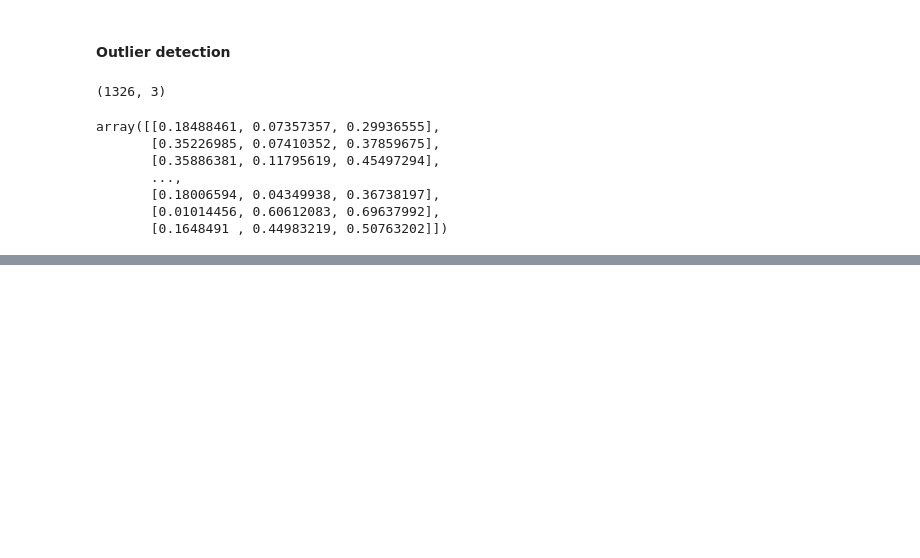
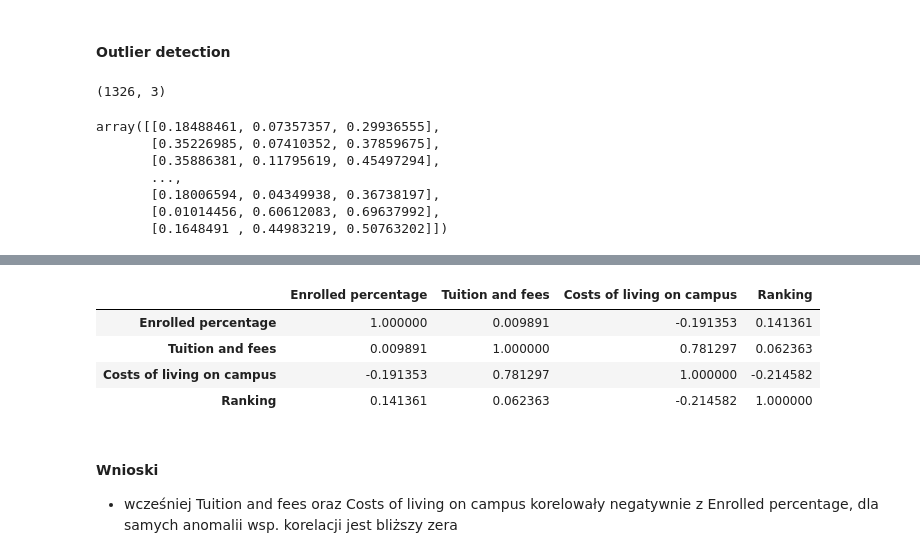
Before and after one commit to m-orlewski/american-universities-eda, a Jupyter notebook: Projekt.ipynb, the cells around one changed output, grey strips where cells are left out. Saved outputs shown, nothing was run; the diff lists cells and outputs as text; code cells hidden in the pictures; blank space fills up the shorter version.

Commit message:
added cm for outliers

```diff
--- a/Projekt.ipynb
+++ b/Projekt.ipynb
@@ -109,7 +109,7 @@ array([[0.18488461, 0.07357357, 0.29936555],
 threshold = 0.065
 n_neighbors = math.ceil(math.log(anomalyDetectionDf.shape[0]))
 
-print(n_neighbors)
+print(f'n_neighbors = {n_neighbors}')
 
 neigh = NearestNeighbors(n_neighbors=n_neighbors)
 neigh.fit(normalizedData)
@@ -121,12 +121,4 @@ anomalyDetectionDf.head()
 ax = plt.subplot()
 ax.plot(anomalyDetectionDf['distance'])
 ax.axhspan(threshold, max(anomalyDetectionDf['distance']), alpha=0.2, color='red')
-
-outliersDf = anomalyDetectionDf[anomalyDetectionDf['distance'] > threshold]
-outliersIndices = outliersDf.index.tolist()
-print(len(outliersIndices)) # powinno wyjść ok. 1% (13) / 5% (66) / 10% (130)
-
-for index in outliersIndices:
-    row = df[df.index == index]
-    print(row[['Name', 'Ranking', 'Ranking display']])
 # %% [output]
@@ -150 +127,6 @@ for index in outliersIndices:
 [figure]
+# %%
+outliersDf = anomalyDetectionDf[anomalyDetectionDf['distance'] > threshold]
+outliersIndices = outliersDf.index.tolist() # powinno wyjść ok. 1% (13) / 5% (66) / 10% (130)
+outliersDf = df.loc[outliersIndices]
+outliersDf['Ranking'].value_counts()
@@ -150,0 +141,17 @@ for index in outliersIndices:
+# %%
+outliersForCmDf = outliersDf.drop(columns=['Name','Ranking display'])
+
+outliersForCmDf['Ranking'] = df.apply(lambda row: modifyRanking(row['Ranking']), axis=1)
+outliersForCmDf['Ranking'] = pd.to_numeric(outliersForCmDf['Ranking'])
+
+corrMatrixOutliers = outliersForCmDf.corr(method='pearson')
+corrMatrixOutliers.style.background_gradient(cmap='coolwarm')
+# %% [output]
+|  | Enrolled percentage | Tuition and fees | Costs of living on campus | Ranking |
+| Enrolled percentage | 1.000000 | 0.009891 | -0.191353 | 0.141361 |
+| Tuition and fees | 0.009891 | 1.000000 | 0.781297 | 0.062363 |
+| Costs of living on campus | -0.191353 | 0.781297 | 1.000000 | -0.214582 |
+| Ranking | 0.141361 | 0.062363 | -0.214582 | 1.000000 |
+# %% [markdown]
+#### Wnioski
+- wcześniej Tuition and fees oraz Costs of living on campus korelowały negatywnie z Enrolled percentage, dla samych anomalii wsp. korelacji jest bliższy zera
```
Also changed, not shown: parts of 2 cells of this notebook.
